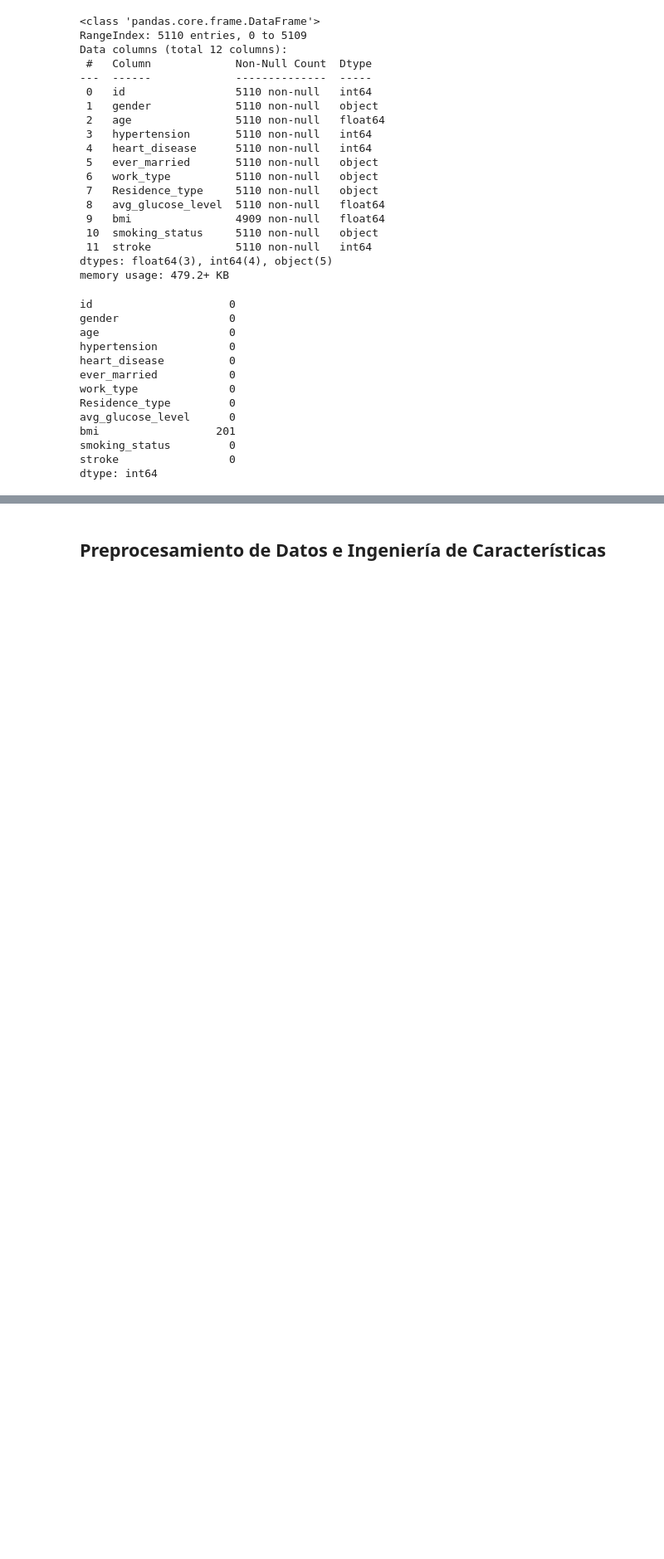
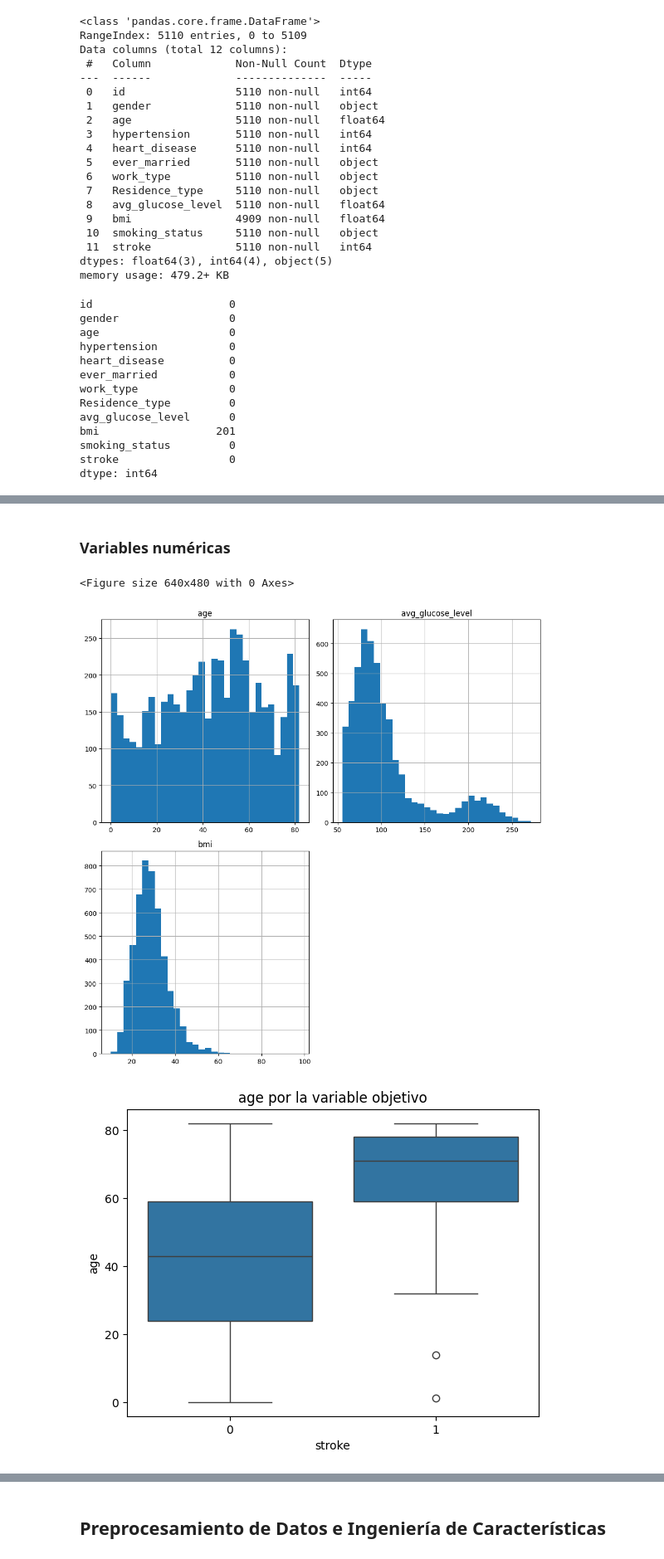
Before and after one commit to VictorDeMarco/Mineria-Datos, a Jupyter notebook: trabajo_final/trabajo_final.ipynb, the cells around one changed output, grey strips where cells are left out. Shown at 83% size. Drawn from its saved outputs; the diff is of its cells as text; code cells hidden in the pictures; blank space fills up the shorter version.

```diff
--- a/trabajo_final/trabajo_final.ipynb
+++ b/trabajo_final/trabajo_final.ipynb
@@ -92,0 +109,17 @@ plt.show()
+# %% [markdown]
+### Variables numéricas
+# %%
+plt.figure()
+df[numeric_columns].hist(figsize=(10, 10), bins=30)
+plt.tight_layout()
+plt.show()
+
+for col in numeric_columns:
+    plt.figure()
+    sns.boxplot(x="stroke", y=col, data=df)
+    plt.title(f"{col} por la variable objetivo")
+    plt.show()
+# %% [output]
+<Figure size 640x480 with 0 Axes>
+[figure, added]
+[figure, added]
```
Also changed, not shown: parts of 29 cells of this notebook.
